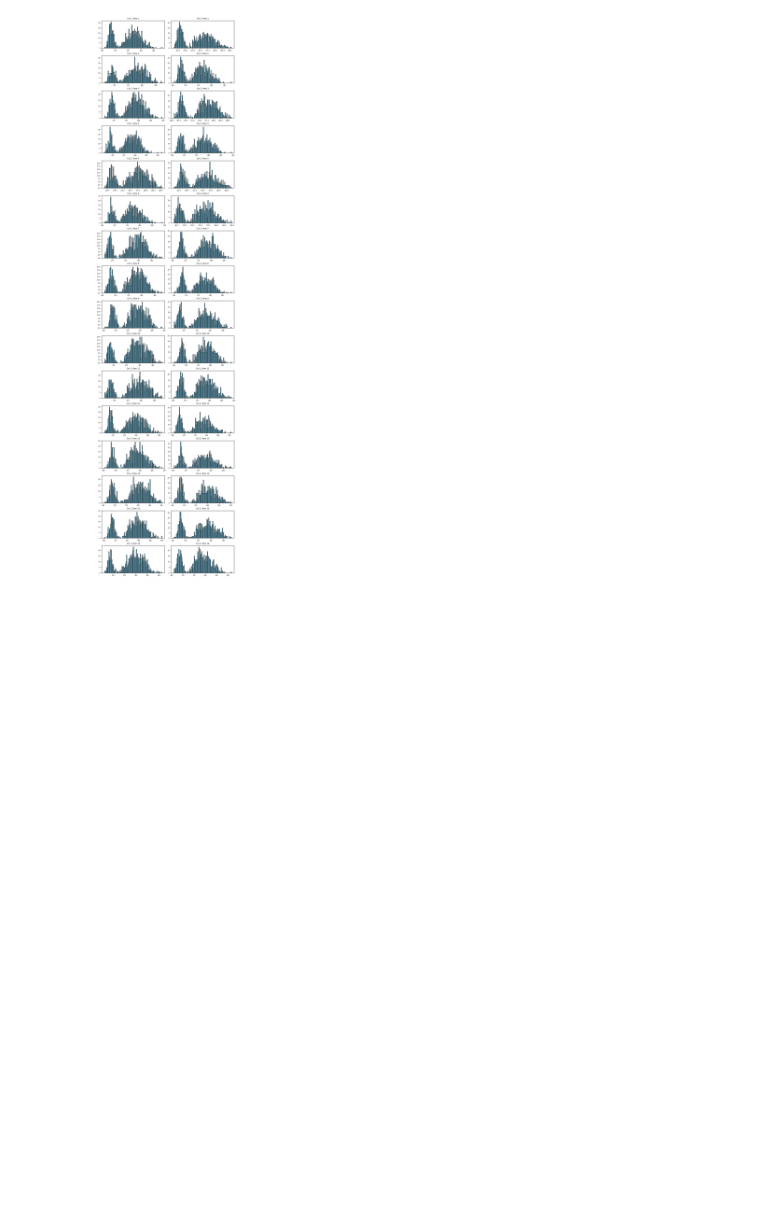
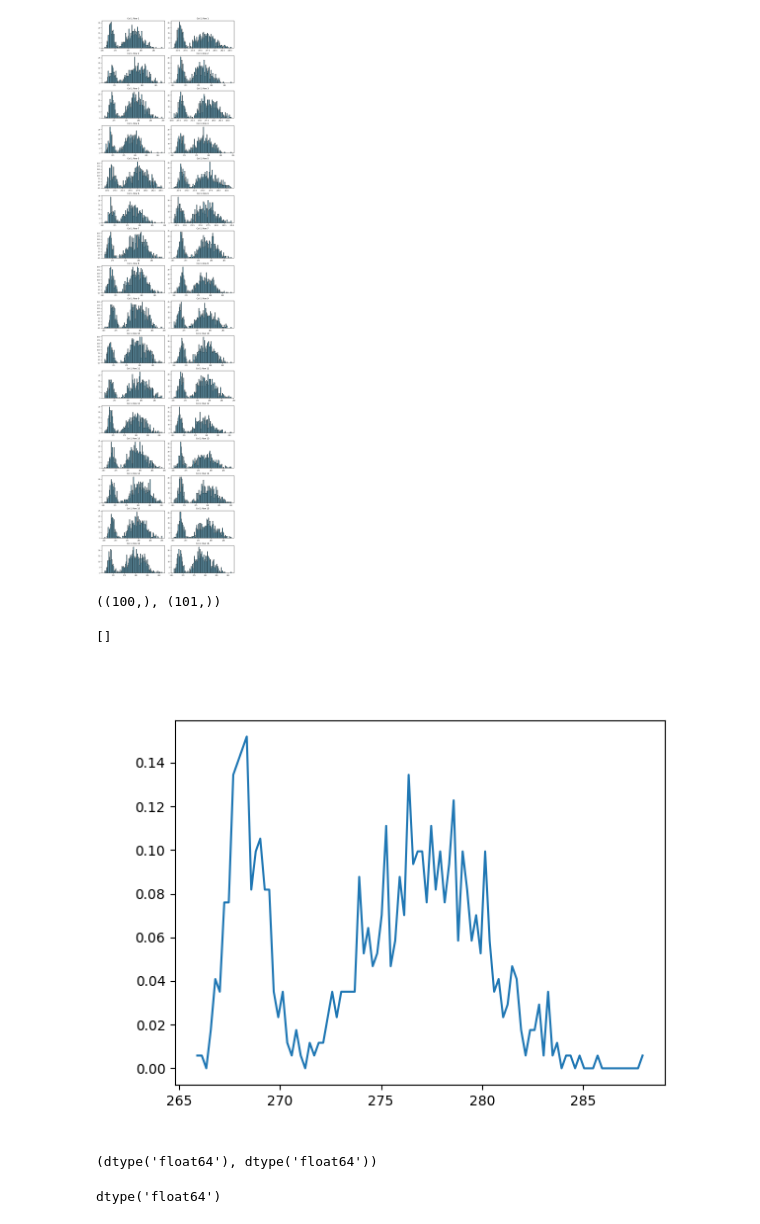
Before and after one commit to rydyb/pydatatom, a Jupyter notebook: notebooks/development.ipynb, the cells around one changed output. Saved outputs shown, nothing was run; the diff lists cells and outputs as text; code cells hidden in the pictures; blank space fills up the shorter version.

Commit message:
completed clean evaluation up to fixed spot histogram

```diff
--- a/notebooks/development.ipynb
+++ b/notebooks/development.ipynb
@@ -65,3 +65,15 @@ for col in range(ncols):
 plt.show()
 # %% [output]
 [figure]
+# %%
+hist, binedges = np.histogram(data[:, 0, 0], bins=100, density=True)
+hist.shape, binedges.shape
+# %% [output]
+((100,), (101,))
+# %%
+plt.figure()
+plt.plot(binedges[:-1], hist)
+plt.plot()
+# %% [output]
+[]
+[figure, added]
@@ -67,0 +82,8 @@ plt.show()
+# %%
+binedges.dtype, hist.dtype
+# %% [output]
+(dtype('float64'), dtype('float64'))
+# %%
+binedges.dtype
+# %% [output]
+dtype('float64')
```
Also changed, not shown: parts of 5 cells of this notebook, 18 other files.
